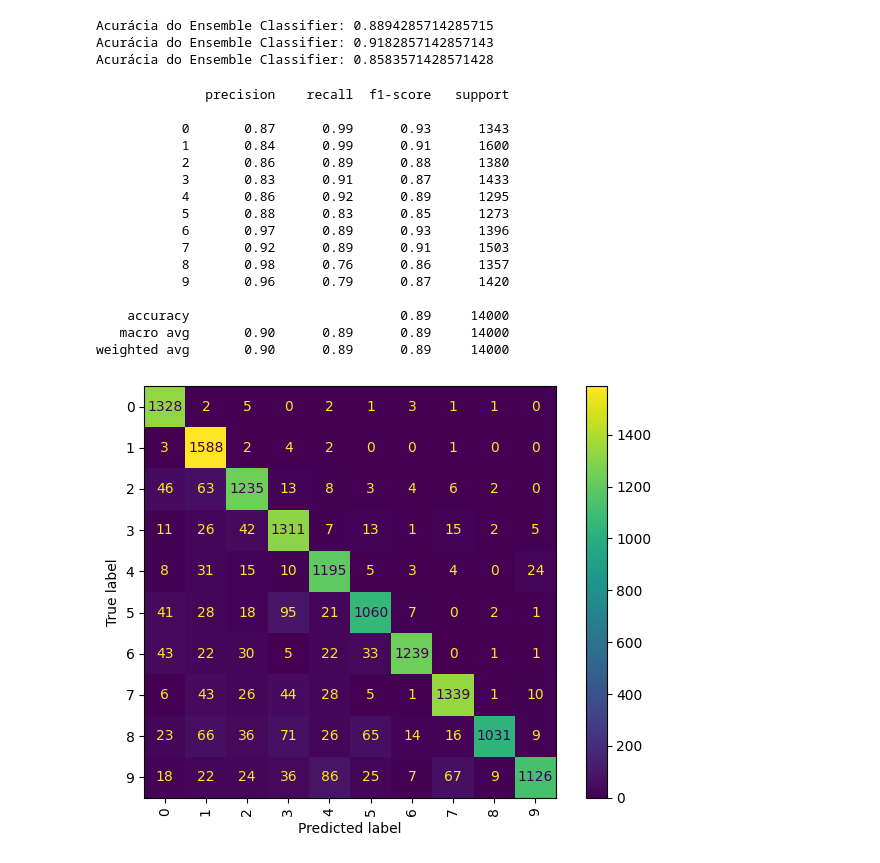
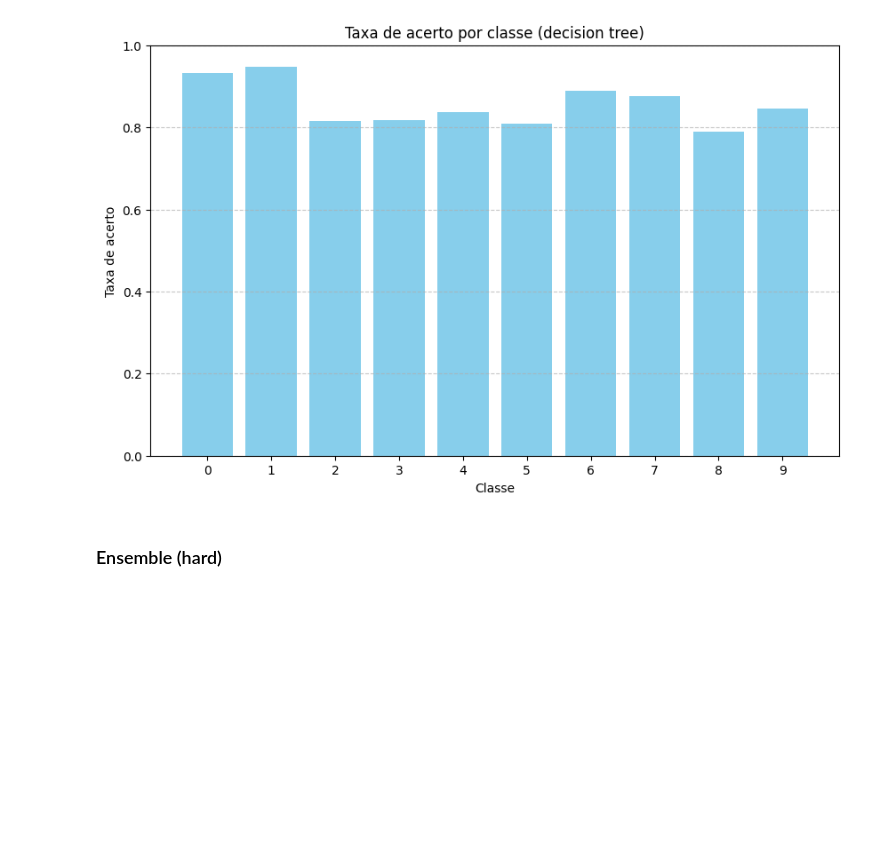
Before and after one commit to lucasmsouza24/artificial-inteligence, a Jupyter notebook: machine-learning/openlab/08/main.ipynb, the cells around one changed output. Cells and saved outputs as stored; diff of their text form; code cells hidden in the pictures; blank space fills up the shorter version.

```diff
--- a/machine-learning/openlab/08/main.ipynb
+++ b/machine-learning/openlab/08/main.ipynb
@@ -45 +127,7 @@ DecisionTreeClassifier(max_depth=10, random_state=42)
+# %%
+display_taxa_acerto_por_classe(y_test, y_pred_tree, title='Taxa de acerto por classe (decision tree)')
+# %% [output]
+[figure, added]
+# %% [markdown]
+### Ensemble (hard)
 # %%
@@ -51,48 +146,0 @@ voting_clf = VotingClassifier(
-# %%
-# Treinamento do ensemble classifier
-voting_clf.fit(X_train, y_train)
-
-# Avaliação do ensemble classifier
-y_pred = voting_clf.predict(X_test)
-y_pred_knn = knn_clf.predict(X_test)
-y_pred_tree = tree_clf.predict(X_test)
-
-accuracy = accuracy_score(y_test, y_pred)
-accuracy_knn = accuracy_score(y_test, y_pred_knn)
-accuracy_tree = accuracy_score(y_test, y_pred_tree)
-
-print("Acurácia do Ensemble Classifier:", accuracy)
-print("Acurácia do Ensemble Classifier:", accuracy_knn)
-print("Acurácia do Ensemble Classifier:", accuracy_tree)
-# %% [output]
-Acurácia do Ensemble Classifier: 0.8894285714285715
-Acurácia do Ensemble Classifier: 0.9182857142857143
-Acurácia do Ensemble Classifier: 0.8583571428571428
-# %%
-class_names = sorted(list(mnist.target.unique()))
-report = classification_report(y_test, y_pred, target_names=class_names)
-
-print(report)
-ConfusionMatrixDisplay.from_estimator(
-    voting_clf, X_test, y_test, display_labels= class_names, xticks_rotation="vertical"
-)
-plt.tight_layout()
-plt.show()
-# %% [output]
-              precision    recall  f1-score   support
-
-           0       0.87      0.99      0.93      1343
-           1       0.84      0.99      0.91      1600
-           2       0.86      0.89      0.88      1380
-           3       0.83      0.91      0.87      1433
-           4       0.86      0.92      0.89      1295
-           5       0.88      0.83      0.85      1273
-           6       0.97      0.89      0.93      1396
-           7       0.92      0.89      0.91      1503
-           8       0.98      0.76      0.86      1357
-           9       0.96      0.79      0.87      1420
-
-    accuracy                           0.89     14000
-   macro avg       0.90      0.89      0.89     14000
-weighted avg       0.90      0.89      0.89     14000
-[figure, removed]
```
Also changed, not shown: parts of 26 cells of this notebook.
